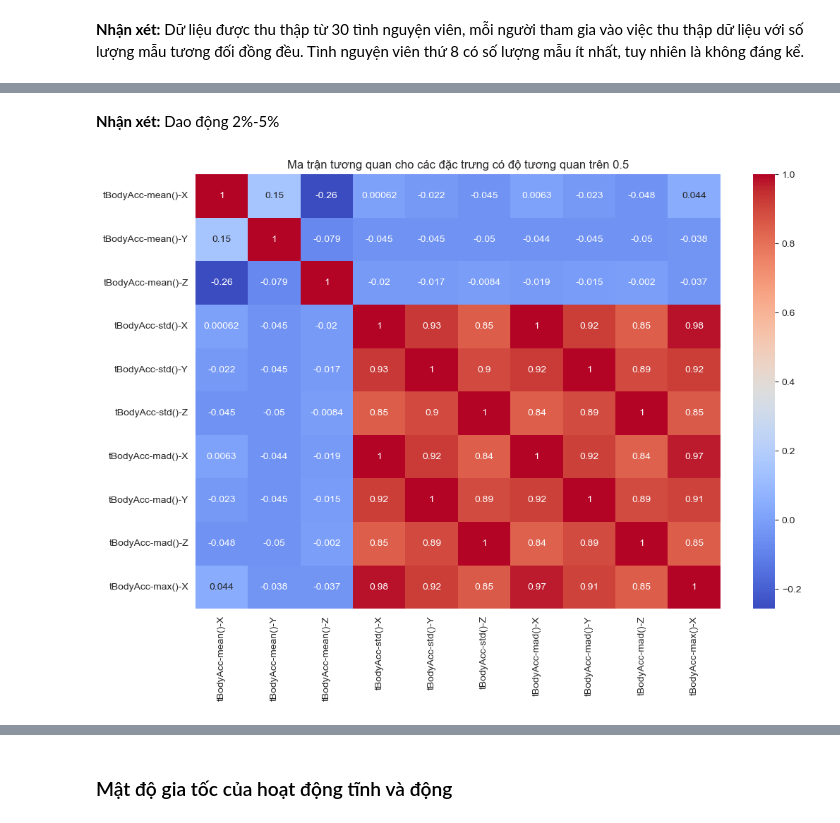
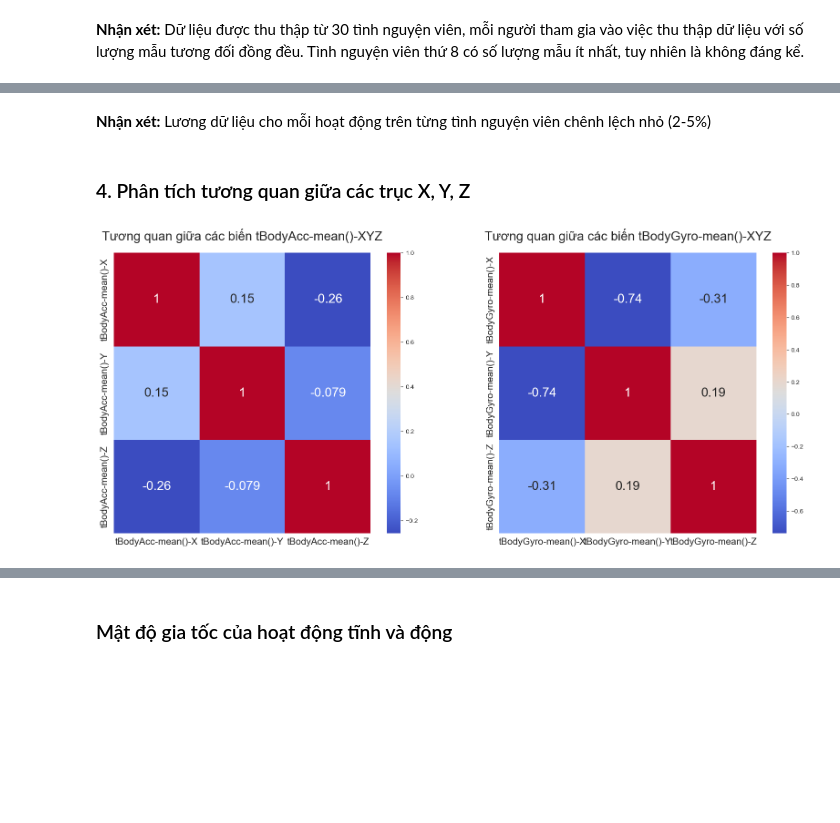
Before and after one commit to NghiaNguyen04/Human-Activity-Recognition-with-Smartphones, a Jupyter notebook: notebooks/EDA/EDA.ipynb, the cells around one changed output, grey strips where cells are left out. Cells and saved outputs as stored; diff of their text form; code cells hidden in the pictures; blank space fills up the shorter version.

```diff
--- a/notebooks/EDA/EDA.ipynb
+++ b/notebooks/EDA/EDA.ipynb
@@ -210,19 +220,27 @@ plt.show()
 # %% [markdown]
 **Nhận xét:**
-Dao động 2%-5%
+Lương dữ liệu cho mỗi hoạt động trên từng tình nguyện viên chênh lệch nhỏ (2-5%)
-# %%
-train_data_modified = train_data.iloc[:, :10]
-
-# Tạo ma trận tương quan giữa các đặc trưng sau khi loại bỏ 2 cột cuối
-corr_matrix = train_data_modified.corr()
-
-# Lọc các cột có hệ số tương quan trên 0.5 (hoặc dưới -0.5)
-high_corr = corr_matrix[(corr_matrix > 0.9) | (corr_matrix < -0.9)]
-
-# Vẽ heatmap cho các giá trị có độ tương quan cao
-plt.figure(figsize=(12, 8))
-sns.heatmap(corr_matrix, annot=True, cmap="coolwarm", mask=corr_matrix.isnull())
-plt.title('Ma trận tương quan cho các đặc trưng có độ tương quan trên 0.5')
-plt.show()
-# %% [output]
-[figure, removed]
+# %% [markdown]
+### 4. Phân tích tương quan giữa các trục X, Y, Z
+# %%
+features = ['tBodyAcc-mean()-X', 'tBodyAcc-mean()-Y', 'tBodyAcc-mean()-Z']
+corr_matrix_acc = train_data[features].corr()
+features = ['tBodyGyro-mean()-X', 'tBodyGyro-mean()-Y', 'tBodyGyro-mean()-Z']
+corr_matrix_gyro = train_data[features].corr()
+
+plt.figure(figsize=(20, 8))
+ax1 = plt.subplot(1, 2, 1)
+sns.heatmap(corr_matrix_acc, annot=True, cmap='coolwarm', annot_kws={"size": 20})
+ax1.set_yticklabels(ax1.get_yticklabels(), fontsize=15)
+ax1.set_xticklabels(ax1.get_xticklabels(), fontsize=15)
+ax1.set_title('Tương quan giữa các biến tBodyAcc-mean()-XYZ', fontsize=20, pad=20)
+
+ax2 = plt.subplot(1, 2, 2)
+sns.heatmap(corr_matrix_gyro, annot=True, cmap='coolwarm', annot_kws={"size": 20})
+ax2.set_yticklabels(ax2.get_yticklabels(), fontsize=15)
+ax2.set_xticklabels(ax2.get_xticklabels(), fontsize=15)
+ax2.set_title('Tương quan giữa các biến tBodyGyro-mean()-XYZ', fontsize=20, pad=20)
+
+plt.show()
+# %% [output]
+[figure, added]
```
Also changed, not shown: parts of 12 cells of this notebook, 6 other files.
